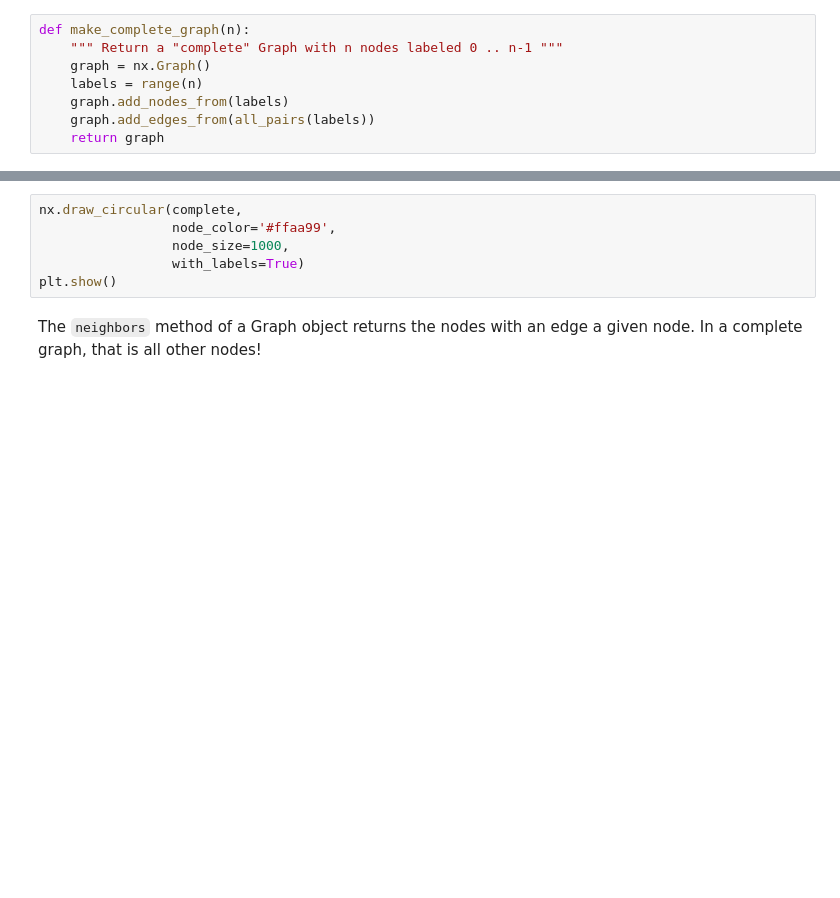
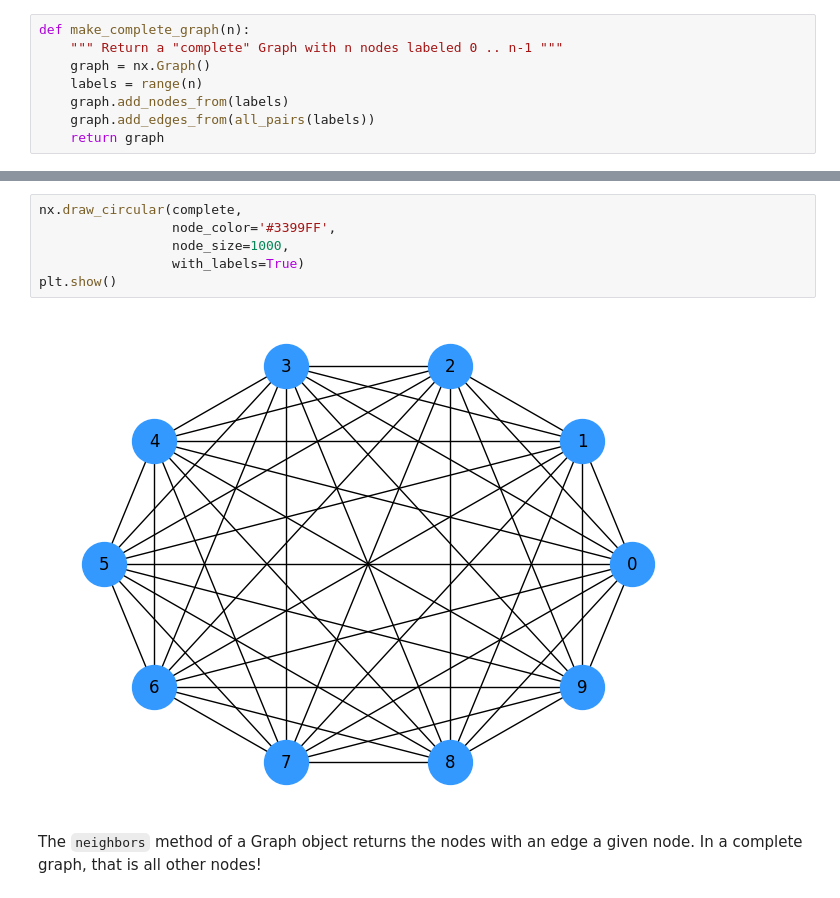
Before and after one commit to Gipir/cap-comp215, a Jupyter notebook: labs/lab04.ipynb, the cells around one changed output, grey strips where cells are left out. Saved outputs shown, nothing was run; the diff lists cells and outputs as text; blank space fills up the shorter version.

```diff
--- a/labs/lab04.ipynb
+++ b/labs/lab04.ipynb
@@ -206,9 +223,11 @@ f'Complete Graph has {complete.number_of_nodes()} nodes and {complete.number_of_
 # %%
 nx.draw_circular(complete,
-                 node_color='#ffaa99',
+                 node_color='#3399FF',
                  node_size=1000,
                  with_labels=True)
 plt.show()
+# %% [output]
+[figure, added]
 # %% [markdown]
 The `neighbors` method of a Graph object returns the nodes with an edge a given node.  In a complete graph, that is all other nodes!
 # %%
```
Also changed, not shown: parts of 21 cells of this notebook, 1 other file.
